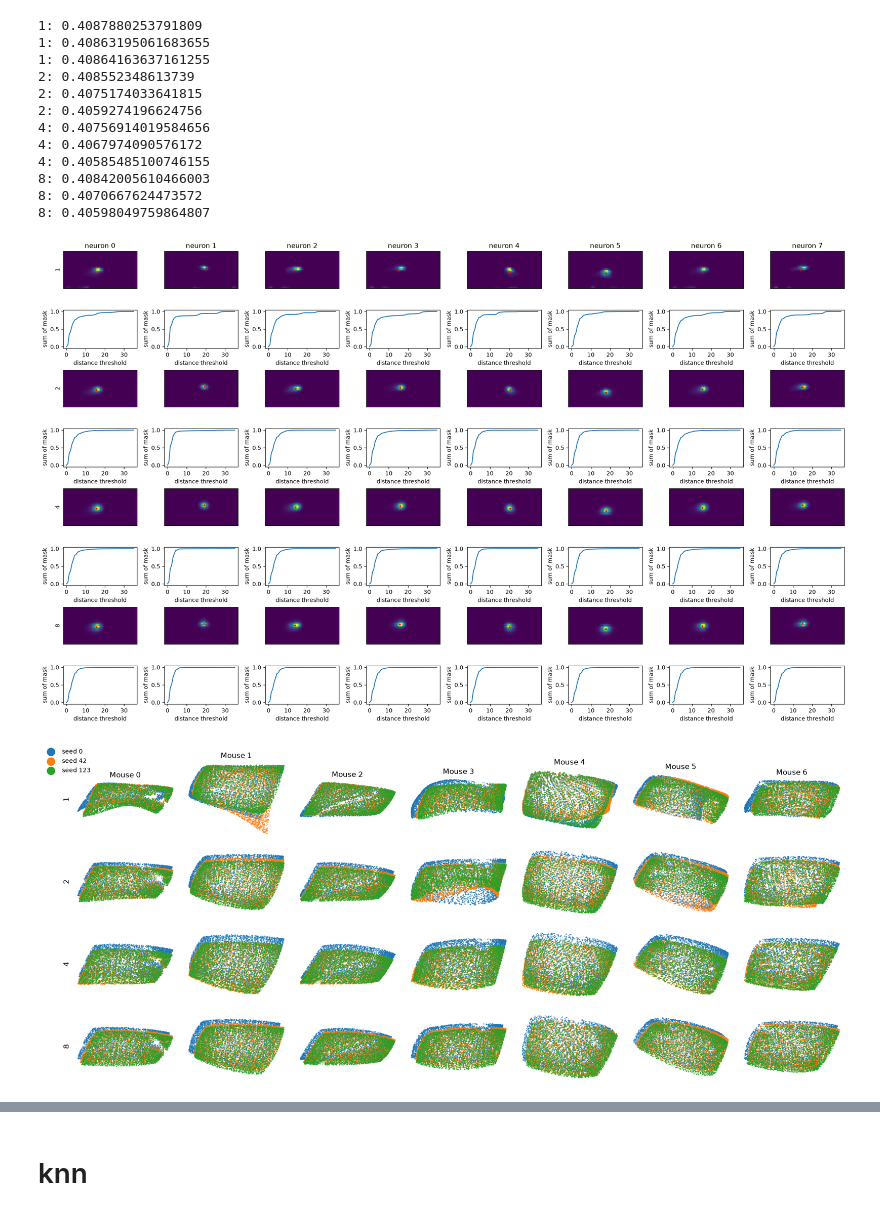
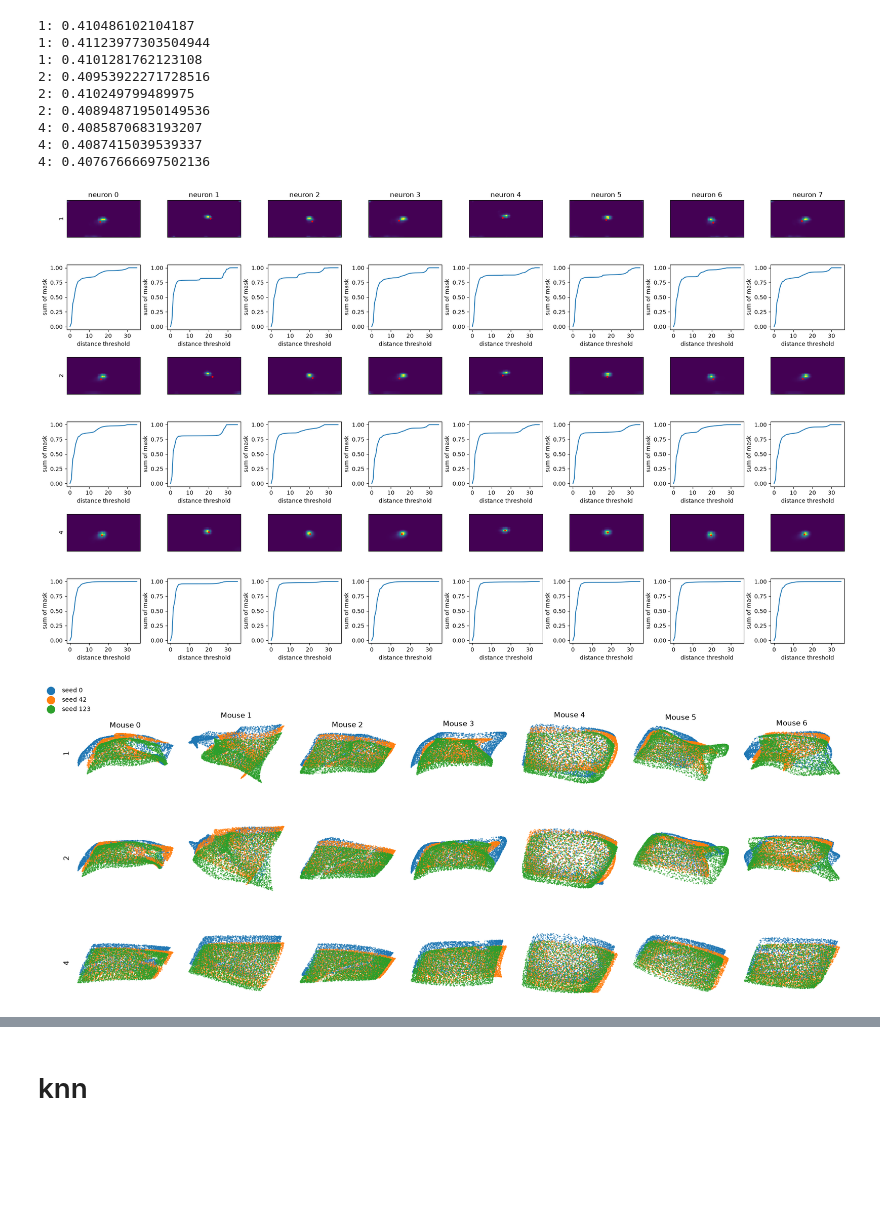
Before and after one commit to NathanSoeding/sensorium, a Jupyter notebook: analysis/smoothness_sweep.ipynb, the cells around one changed output, grey strips where cells are left out. Drawn from its saved outputs; the diff is of its cells as text; code cells hidden in the pictures; blank space fills up the shorter version.

```diff
--- a/analysis/smoothness_sweep.ipynb
+++ b/analysis/smoothness_sweep.ipynb
@@ -46,11 +46,11 @@ dataloaders = get_data(dataset_fn, dataset_config)
 data_keys = list(dataloaders['train'].keys())
 # %%
 paths = {}
-for sigma, size in zip([1, 2, 4, 8], [5, 9, 17, 17]):
+for sigma, init in zip([1, 2, 4], [0.01, 0.02, 0.04]):
     paths[sigma] = [
-        f'../training/runs/sigma{sigma}/sigma{sigma}_size{size}_seed0',
-        f'../training/runs/sigma{sigma}/sigma{sigma}_size{size}_seed42',
-        f'../training/runs/sigma{sigma}/sigma{sigma}_size{size}_seed123',
+        f'../training/runs/sigma/{sigma}/sigma{sigma}_init{init}_seed0',
+        f'../training/runs/sigma/{sigma}/sigma{sigma}_init{init}_seed42',
+        f'../training/runs/sigma/{sigma}/sigma{sigma}_init{init}_seed123',
     ]
 
 models = {}
@@ -80,18 +77,15 @@ for sigma, sigma_models in models.items():
     for model in sigma_models:
         print(f'{sigma}: {get_correlations(model, dataloaders['validation'], device=device, per_neuron=False)}')
 # %% [output]
-1: 0.4087880253791809
-1: 0.40863195061683655
-1: 0.40864163637161255
-2: 0.408552348613739
-2: 0.4075174033641815
-2: 0.4059274196624756
-4: 0.40756914019584656
-4: 0.4067974090576172
-4: 0.40585485100746155
-8: 0.40842005610466003
-8: 0.4070667624473572
-8: 0.40598049759864807
+1: 0.410486102104187
+1: 0.41123977303504944
+1: 0.4101281762123108
+2: 0.40953922271728516
+2: 0.410249799489975
+2: 0.40894871950149536
+4: 0.4085870683193207
+4: 0.4087415039539337
+4: 0.40767666697502136
 # %%
 n = 8
 fig, axs = plt.subplots(len(models) * 2, n, figsize=(20, 12))
@@ -146,7 +140,7 @@ for i, (sigma, sigma_models) in enumerate(models.items()):
 
 plt.tight_layout()
 # %% [output]
-[figure, old version]
+[figure, new version]
 # %%
 full_grids = {}
 for sigma, sigma_models in models.items():
@@ -186,38 +180,38 @@ for row_idx, (type_name, grids) in enumerate(full_grids.items()):
             grid = grids[model_idx][mouse_idx]
             ax.scatter(
                 grid[:, 0], grid[:, 1],
-                alpha=0.1, s=0.1,
+                alpha=1, s=0.1,
                 label=f"seed {model_seeds[model_idx]}",
             )
         ax.set_aspect('equal')
 
         # remove spines and ticks
         for spine in ax.spines.values():
             spine.set_visible(False)
         ax.set_xticks([])
         ax.set_yticks([])
 
         # column labels on top row only
         if row_idx == 0:
             ax.set_title(f"Mouse {mouse_idx}")
 
         # row labels on first column only
         if mouse_idx == 0:
             ax.set_ylabel(type_name, rotation=90, size='large')
 
 # single shared legend for seeds (bigger markers than the tiny scatter points)
 handles, labels = axs[0, 0].get_legend_handles_labels()
 fig.legend(
     handles, labels,
     bbox_to_anchor=(0.05, 1.0),
     markerscale=40,
     frameon=False,
 )
 
 plt.tight_layout()
 plt.show()
 # %% [output]
-[figure, old version]
+[figure, new version]
 # %%
 fig, axs = plt.subplots(4, 3, figsize=(10, 8))
 for i, (sigma, model) in enumerate(models.items()):
```
Also changed, not shown: parts of 4 cells of this notebook, 2 other files.
